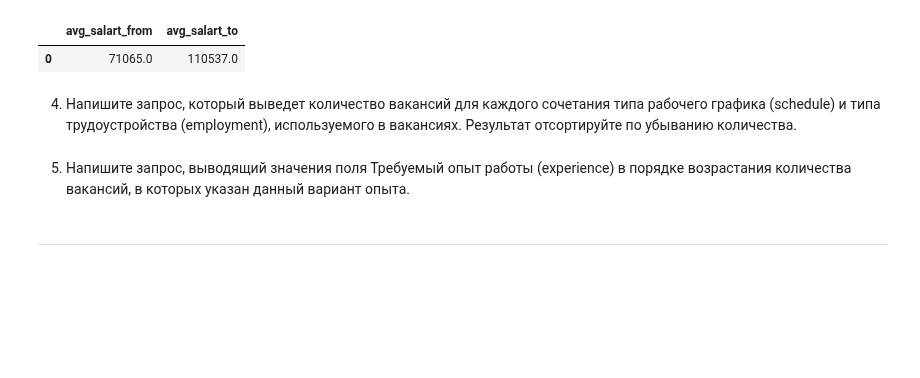
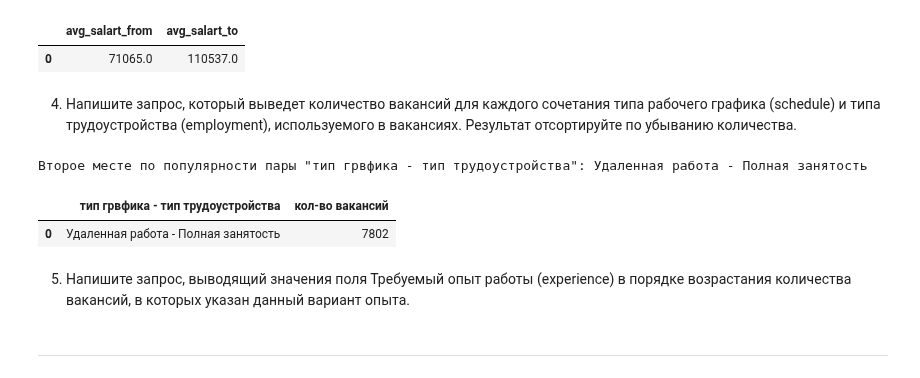
Before and after one commit to Novkozinin/SF_projects, a Jupyter notebook: Project-02_Анализ_вакансий_из_HeadHunter/Project_2_Анализ_вакансий_из_HeadHunter.ipynb, the cells around one changed output. Cells and saved outputs as stored; diff of their text form; code cells hidden in the pictures; blank space fills up the shorter version.

```diff
--- a/Project-02_Анализ_вакансий_из_HeadHunter/Project_2_Анализ_вакансий_из_HeadHunter.ipynb
+++ b/Project-02_Анализ_вакансий_из_HeadHunter/Project_2_Анализ_вакансий_из_HeadHunter.ipynb
@@ -167,8 +171,13 @@ from vacancies
 # %%
 # результат запроса
 df_4_3 = pd.read_sql_query(query_4_3, connection)
-print(f'Средние значения для нижней {df_4_3.iloc[0,0]} и верхней {df_4_3.iloc[0,1]} границ зарплатной вилки')
+print(f'Второе месте по популярности пары "тип грвфика - тип трудоустройства": \
+{df_4_3.iloc[0,0]}')
 display(df_4_3)
+# %% [output]
+Второе месте по популярности пары "тип грвфика - тип трудоустройства": Удаленная работа - Полная занятость
+|  | тип грвфика - тип трудоустройства | кол-во вакансий |
+| 0 | Удаленная работа - Полная занятость | 7802 |
 # %% [markdown]
 5. Напишите запрос, выводящий значения поля Требуемый опыт работы (experience) в порядке возрастания количества вакансий, в которых указан данный вариант опыта.
 # %%
```
Also changed, not shown: parts of 1 cell of this notebook.
